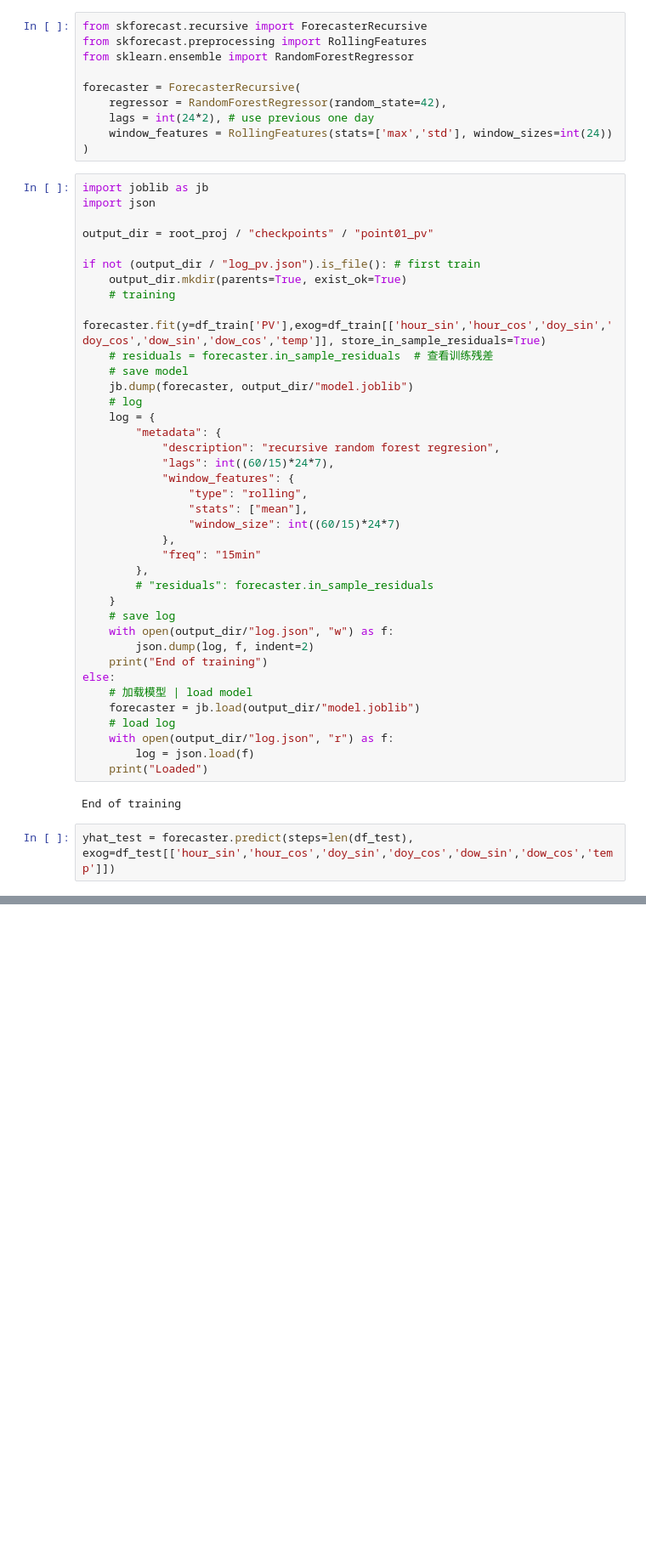
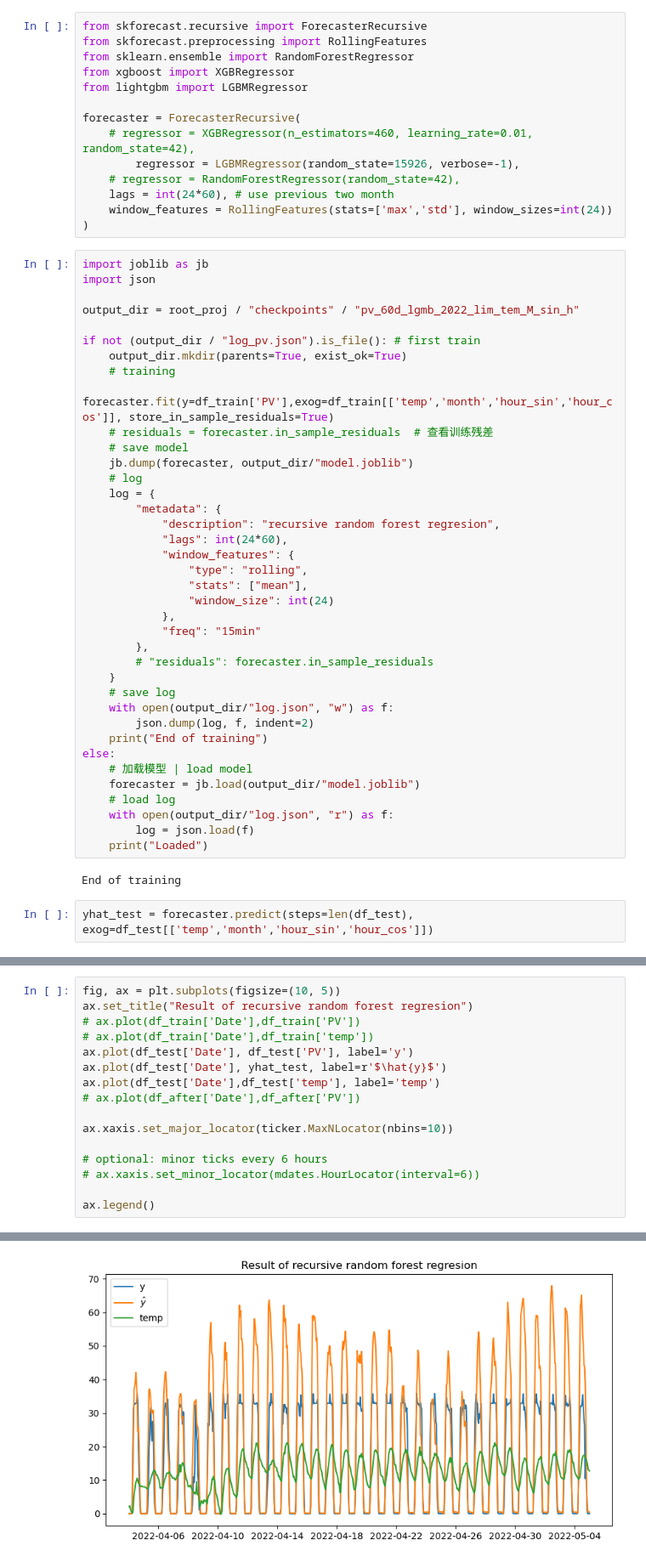
Before and after one commit to SpongeStark/Pre-PhD, a Jupyter notebook: demo/train_naive_PV.ipynb, the cells around one changed output, grey strips where cells are left out. Shown at 85% size. Saved outputs shown, nothing was run; the diff lists cells and outputs as text; blank space fills up the shorter version.

Commit message:
2022 prediction on limited areas

```diff
--- a/demo/train_naive_PV.ipynb
+++ b/demo/train_naive_PV.ipynb
@@ -115,22 +117,26 @@ plt.plot(df_test.Date,df_test['PV'], label='Test')
 from skforecast.recursive import ForecasterRecursive
 from skforecast.preprocessing import RollingFeatures
 from sklearn.ensemble import RandomForestRegressor
+from xgboost import XGBRegressor
+from lightgbm import LGBMRegressor
 
 forecaster = ForecasterRecursive(
-    regressor = RandomForestRegressor(random_state=42),
-    lags = int(24*2), # use previous one day
+    # regressor = XGBRegressor(n_estimators=460, learning_rate=0.01, random_state=42),
+        regressor = LGBMRegressor(random_state=15926, verbose=-1),
+    # regressor = RandomForestRegressor(random_state=42),
+    lags = int(24*60), # use previous two month
     window_features = RollingFeatures(stats=['max','std'], window_sizes=int(24))
 )
 # %%
 import joblib as jb
 import json
 
-output_dir = root_proj / "checkpoints" / "point01_pv"
+output_dir = root_proj / "checkpoints" / "pv_60d_lgmb_2022_lim_tem_M_sin_h"
 
 if not (output_dir / "log_pv.json").is_file(): # first train
     output_dir.mkdir(parents=True, exist_ok=True)
     # training
-    forecaster.fit(y=df_train['PV'],exog=df_train[['hour_sin','hour_cos','doy_sin','doy_cos','dow_sin','dow_cos','temp']], store_in_sample_residuals=True)
+    forecaster.fit(y=df_train['PV'],exog=df_train[['temp','month','hour_sin','hour_cos']], store_in_sample_residuals=True)
     # residuals = forecaster.in_sample_residuals  # 查看训练残差
     # save model
     jb.dump(forecaster, output_dir/"model.joblib")
@@ -138,11 +144,11 @@ if not (output_dir / "log_pv.json").is_file(): # first train
     log = {
         "metadata": {
             "description": "recursive random forest regresion",
-            "lags": int((60/15)*24*7),
+            "lags": int(24*60),
             "window_features": {
                 "type": "rolling",
                 "stats": ["mean"],
-                "window_size": int((60/15)*24*7)
+                "window_size": int(24)
             },
             "freq": "15min"
         },
@@ -162,7 +168,7 @@ else:
 # %% [output]
 End of training
 # %%
-yhat_test = forecaster.predict(steps=len(df_test), exog=df_test[['hour_sin','hour_cos','doy_sin','doy_cos','dow_sin','dow_cos','temp']])
+yhat_test = forecaster.predict(steps=len(df_test), exog=df_test[['temp','month','hour_sin','hour_cos']])
 # %%
 # Save and display the plot
 import matplotlib.ticker as ticker
@@ -186,0 +196,17 @@ plt.show()
+# %%
+fig, ax = plt.subplots(figsize=(10, 5))
+ax.set_title("Result of recursive random forest regresion")
+# ax.plot(df_train['Date'],df_train['PV'])
+# ax.plot(df_train['Date'],df_train['temp'])
+ax.plot(df_test['Date'], df_test['PV'], label='y')
+ax.plot(df_test['Date'], yhat_test, label=r'$\hat{y}$')
+ax.plot(df_test['Date'],df_test['temp'], label='temp')
+# ax.plot(df_after['Date'],df_after['PV'])
+
+ax.xaxis.set_major_locator(ticker.MaxNLocator(nbins=10))
+
+# optional: minor ticks every 6 hours
+# ax.xaxis.set_minor_locator(mdates.HourLocator(interval=6))
+
+ax.legend()
+# %% [output]
@@ -186,0 +214 @@ plt.show()
+[figure, added]
```
Also changed, not shown: parts of 3 cells of this notebook, 1 other file.
